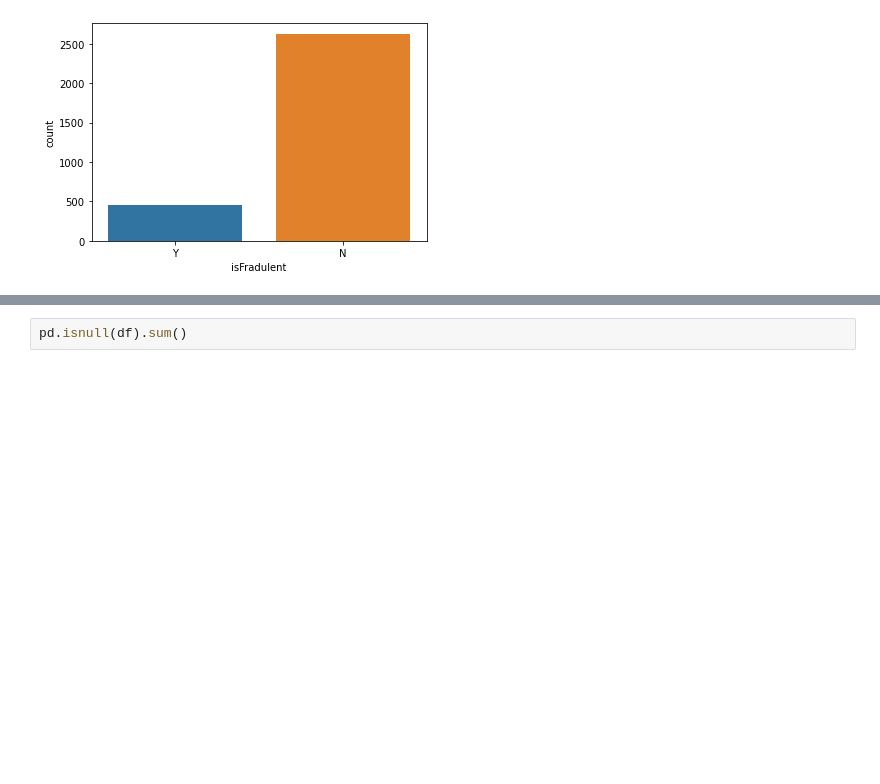
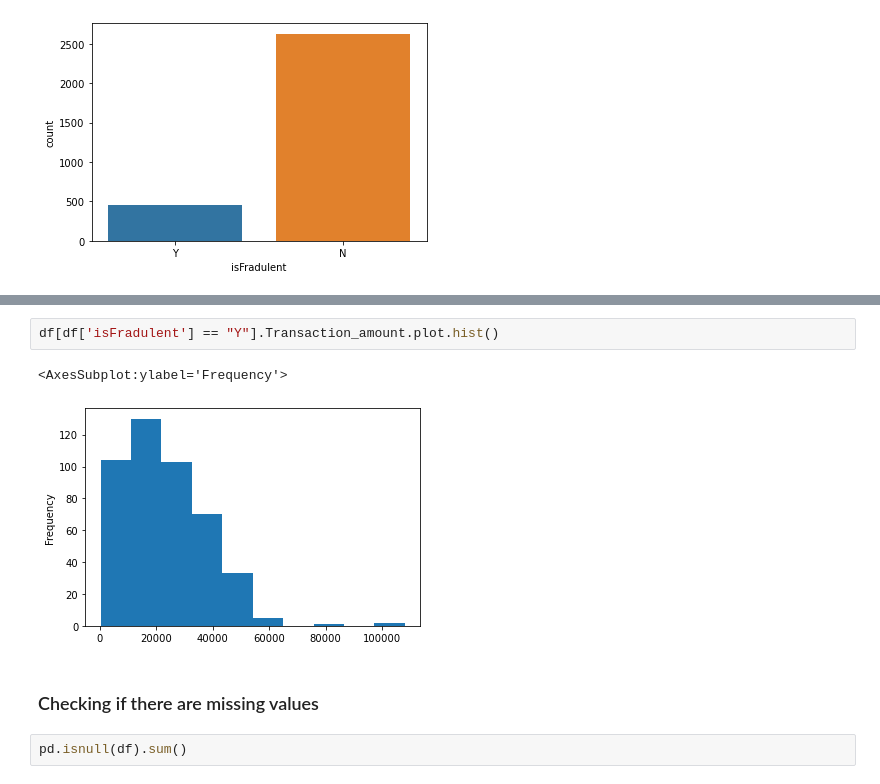
Before and after one commit to dahmd1/creditcardfrauddetection, a Jupyter notebook: Credit_card_fraud_detection_EDA.ipynb, the cells around one changed output, grey strips where cells are left out. Saved outputs shown, nothing was run; the diff lists cells and outputs as text; blank space fills up the shorter version.

```diff
--- a/Credit_card_fraud_detection_EDA.ipynb
+++ b/Credit_card_fraud_detection_EDA.ipynb
@@ -54,3 +105,10 @@ sns.countplot(x='isFradulent', data=df);
+# %%
+df[df['isFradulent'] == "Y"].Transaction_amount.plot.hist()
+# %% [output]
+<AxesSubplot:ylabel='Frequency'>
+[figure, added]
+# %% [markdown]
+### Checking if there are missing values
 # %%
 pd.isnull(df).sum()
 # %% [output]
```
Also changed, not shown: parts of 20 cells of this notebook.
